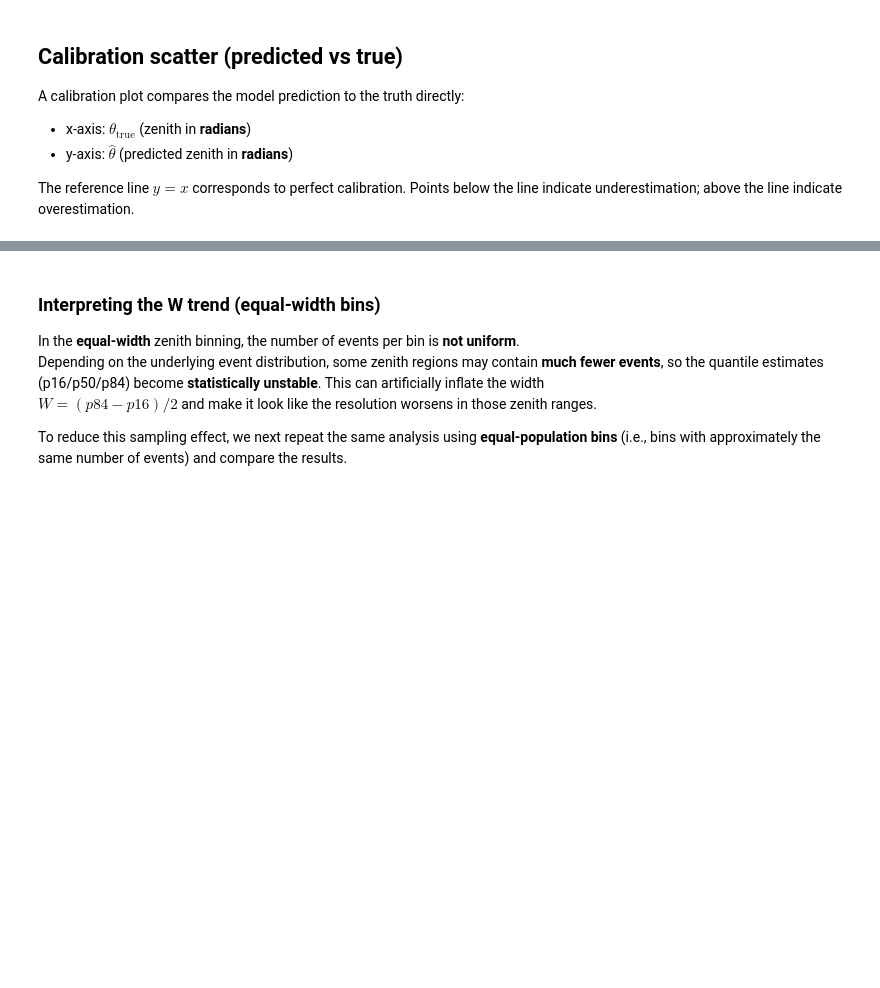
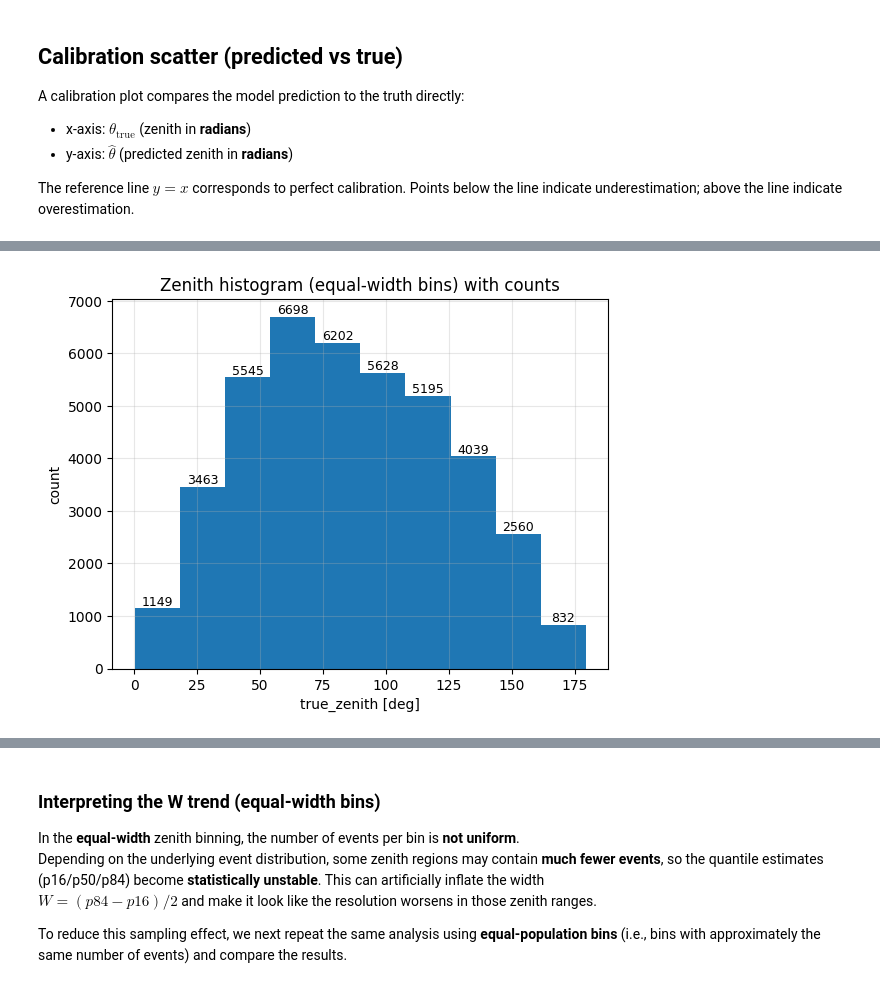
Before and after one commit to kubrabas/Graphnet-Applications, a Jupyter notebook: Training/Combined_EventPulseSeries_nonoise/initiative8/result_analysis_reordered.ipynb, the cells around one changed output, grey strips where cells are left out. Saved outputs shown, nothing was run; the diff lists cells and outputs as text; code cells hidden in the pictures; blank space fills up the shorter version.

```diff
--- a/Training/Combined_EventPulseSeries_nonoise/initiative8/result_analysis_reordered.ipynb
+++ b/Training/Combined_EventPulseSeries_nonoise/initiative8/result_analysis_reordered.ipynb
@@ -684,28 +767,30 @@ plt.show()
 # %%
 # ---- Zenith: histogram with counts annotated on top of bars ----
 n_bins_zenith = 10
 bins_zenith = np.linspace(
-    df_zenith_test_predictions["true_zenith"].min(),
-    df_zenith_test_predictions["true_zenith"].max(),
+    df_zenith_test_predictions["true_zenith_degree"].min(),
+    df_zenith_test_predictions["true_zenith_degree"].max(),
     n_bins_zenith + 1,
 )
-values = df_zenith_test_predictions["true_zenith"].to_numpy(dtype=float)
+values = df_zenith_test_predictions["true_zenith_degree"].to_numpy(dtype=float)
 
 plt.figure()
 counts, edges, patches = plt.hist(values, bins=bins_zenith)
 
 # annotate each bar with its count
 for c, left, right in zip(counts, edges[:-1], edges[1:]):
     if c <= 0:
         continue
     x = 0.5 * (left + right)
     plt.text(x, c, f"{int(c)}", ha="center", va="bottom", fontsize=9)
 
-plt.xlabel("true_zenith [rad]")
+plt.xlabel("true_zenith [deg]")
 plt.ylabel("count")
 plt.title("Zenith histogram (equal-width bins) with counts")
 plt.grid(True, alpha=0.3)
 plt.show()
+# %% [output]
+[figure, added]
 # %%
 # ---- Zenith: W table per zenith bin (using residual_zenith in radians) ----
 
```
Also changed, not shown: parts of 44 cells of this notebook.
